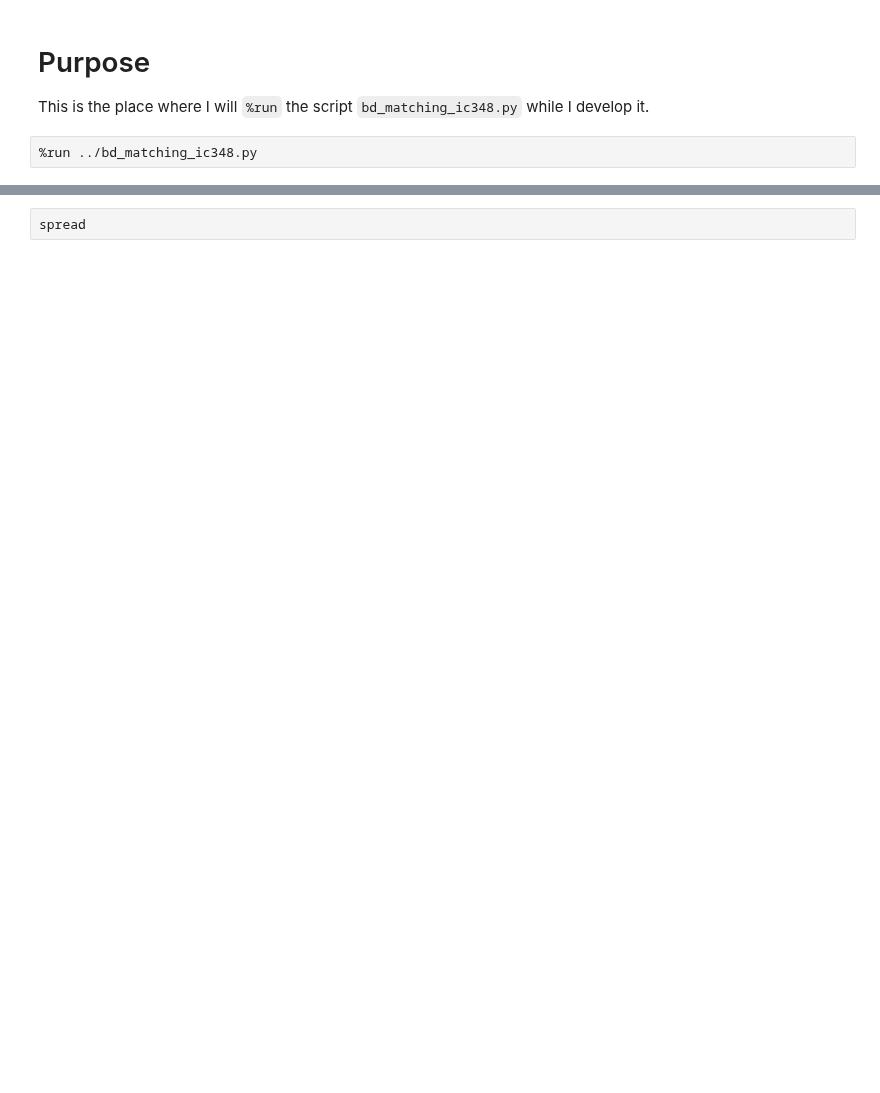
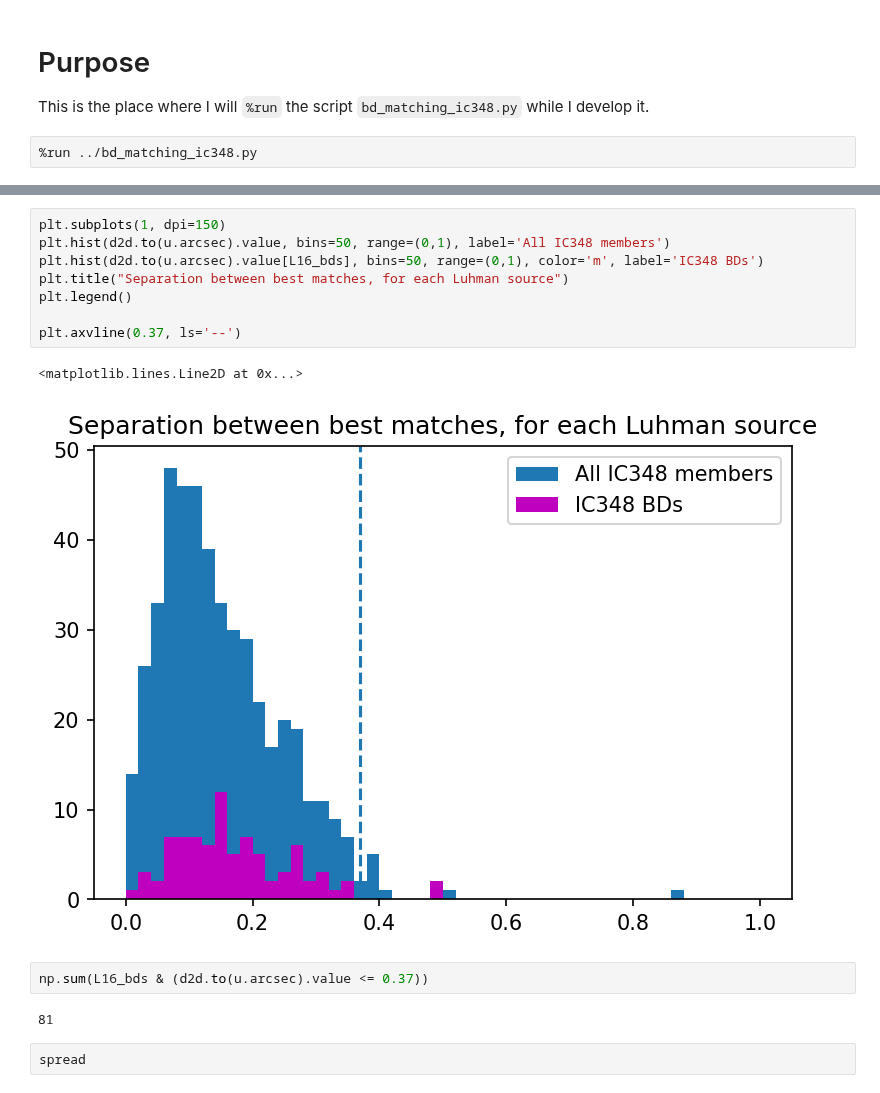
Before and after one commit to tomr-stargazer/Variability_Project_2020, a Jupyter notebook: wuvars/analysis/prototypes/Prototyping bd_matching_ic348.ipynb, the cells around one changed output, grey strips where cells are left out. Cells and saved outputs as stored; diff of their text form; blank space fills up the shorter version.

```diff
--- a/wuvars/analysis/prototypes/Prototyping bd_matching_ic348.ipynb
+++ b/wuvars/analysis/prototypes/Prototyping bd_matching_ic348.ipynb
@@ -6,3 +31,18 @@ This is the place where I will `%run` the script `bd_matching_ic348.py` while I
+# %%
+plt.subplots(1, dpi=150)
+plt.hist(d2d.to(u.arcsec).value, bins=50, range=(0,1), label='All IC348 members')
+plt.hist(d2d.to(u.arcsec).value[L16_bds], bins=50, range=(0,1), color='m', label='IC348 BDs')
+plt.title("Separation between best matches, for each Luhman source")
+plt.legend()
+
+plt.axvline(0.37, ls='--')
+# %% [output]
+<matplotlib.lines.Line2D at 0x...>
+[figure, added]
+# %%
+np.sum(L16_bds & (d2d.to(u.arcsec).value <= 0.37))
+# %% [output]
+81
 # %%
 spread
 # %% [output]
```
Also changed, not shown: parts of 10 cells of this notebook.
